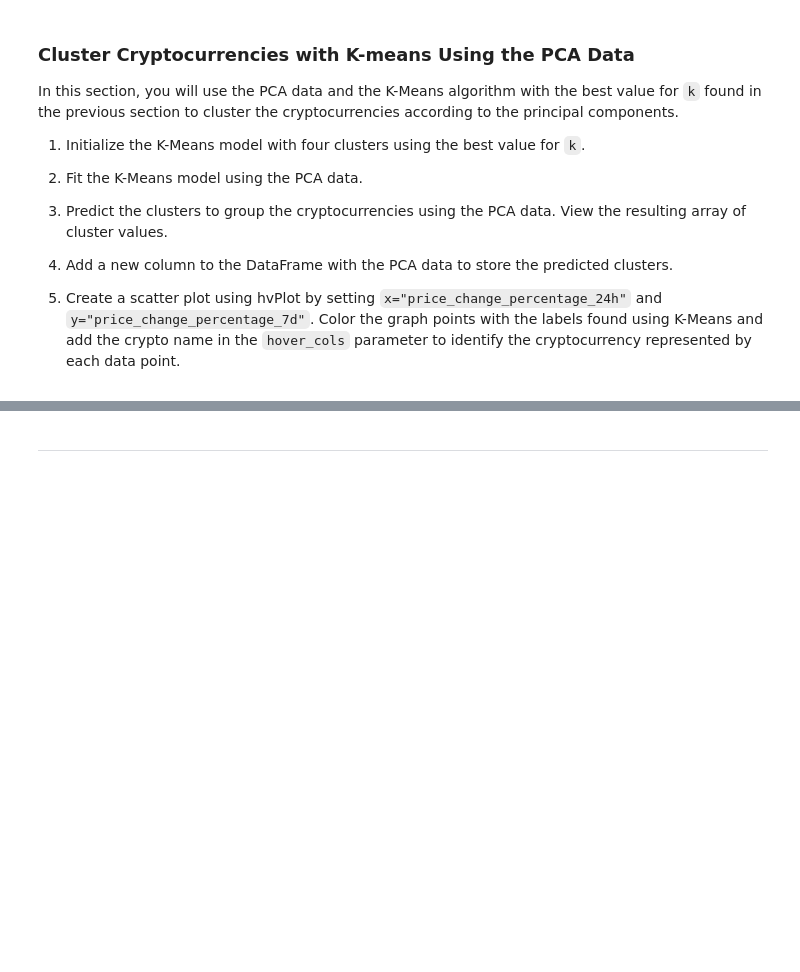
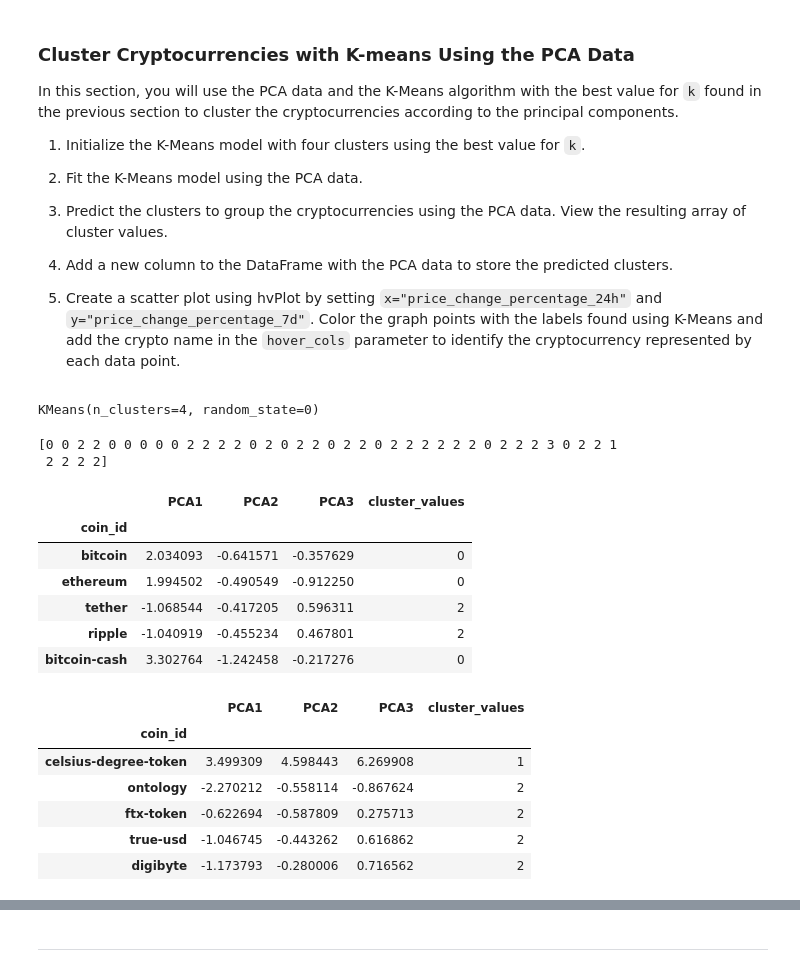
Before and after one commit to sangramsinghg/berkeley_fintech_module_10_challenge, a Jupyter notebook: crypto_investments.ipynb, the cells around one changed output, grey strips where cells are left out. Drawn from its saved outputs; the diff is of its cells as text; code cells hidden in the pictures; blank space fills up the shorter version.

Commit message:
Cluster cryptocurrencies with K-means using the PCA data

```diff
--- a/crypto_investments.ipynb
+++ b/crypto_investments.ipynb
@@ -388,21 +388,42 @@ In this section, you will use the PCA data and the K-Means algorithm with the be
 5. Create a scatter plot using hvPlot by setting `x="price_change_percentage_24h"` and `y="price_change_percentage_7d"`. Color the graph points with the labels found using K-Means and add the crypto name in the `hover_cols` parameter to identify the cryptocurrency represented by each data point.
 # %%
 # Initialize the K-Means model using the best value for k
-# YOUR CODE HERE!
+k_means_model = KMeans(n_clusters = 4, random_state = 0)
 # %%
 # Fit the K-Means model using the PCA data
-# YOUR CODE HERE!
+k_means_model.fit(df_market_data_pca)
+# %% [output]
+KMeans(n_clusters=4, random_state=0)
 # %%
 # Predict the clusters to group the cryptocurrencies using the PCA data
-# YOUR CODE HERE!
+predicted_cluster_values = k_means_model.predict(df_market_data_pca)
 
 # View the resulting array of cluster values.
-# YOUR CODE HERE!)
+print(predicted_cluster_values)
+# %% [output]
+[0 0 2 2 0 0 0 0 0 2 2 2 2 0 2 0 2 2 0 2 2 0 2 2 2 2 2 2 0 2 2 2 3 0 2 2 1
+ 2 2 2 2]
 # %%
 # Add a new column to the DataFrame with the predicted clusters
-# YOUR CODE HERE!
+df_market_data_pca["cluster_values"] = predicted_cluster_values
 
 # Display sample data
-# YOUR CODE HERE!
+display(df_market_data_pca.head())
+display(df_market_data_pca.tail())
+# %% [output]
+|  | PCA1 | PCA2 | PCA3 | cluster_values |
+| coin_id |  |  |  |  |
+| bitcoin | 2.034093 | -0.641571 | -0.357629 | 0 |
+| ethereum | 1.994502 | -0.490549 | -0.912250 | 0 |
+| tether | -1.068544 | -0.417205 | 0.596311 | 2 |
+| ripple | -1.040919 | -0.455234 | 0.467801 | 2 |
+| bitcoin-cash | 3.302764 | -1.242458 | -0.217276 | 0 |
+|  | PCA1 | PCA2 | PCA3 | cluster_values |
+| coin_id |  |  |  |  |
+| celsius-degree-token | 3.499309 | 4.598443 | 6.269908 | 1 |
+| ontology | -2.270212 | -0.558114 | -0.867624 | 2 |
+| ftx-token | -0.622694 | -0.587809 | 0.275713 | 2 |
+| true-usd | -1.046745 | -0.443262 | 0.616862 | 2 |
+| digibyte | -1.173793 | -0.280006 | 0.716562 | 2 |
 # %%
 # Create a scatter plot using hvPlot by setting
```
Also changed, not shown: parts of 2 cells of this notebook.
